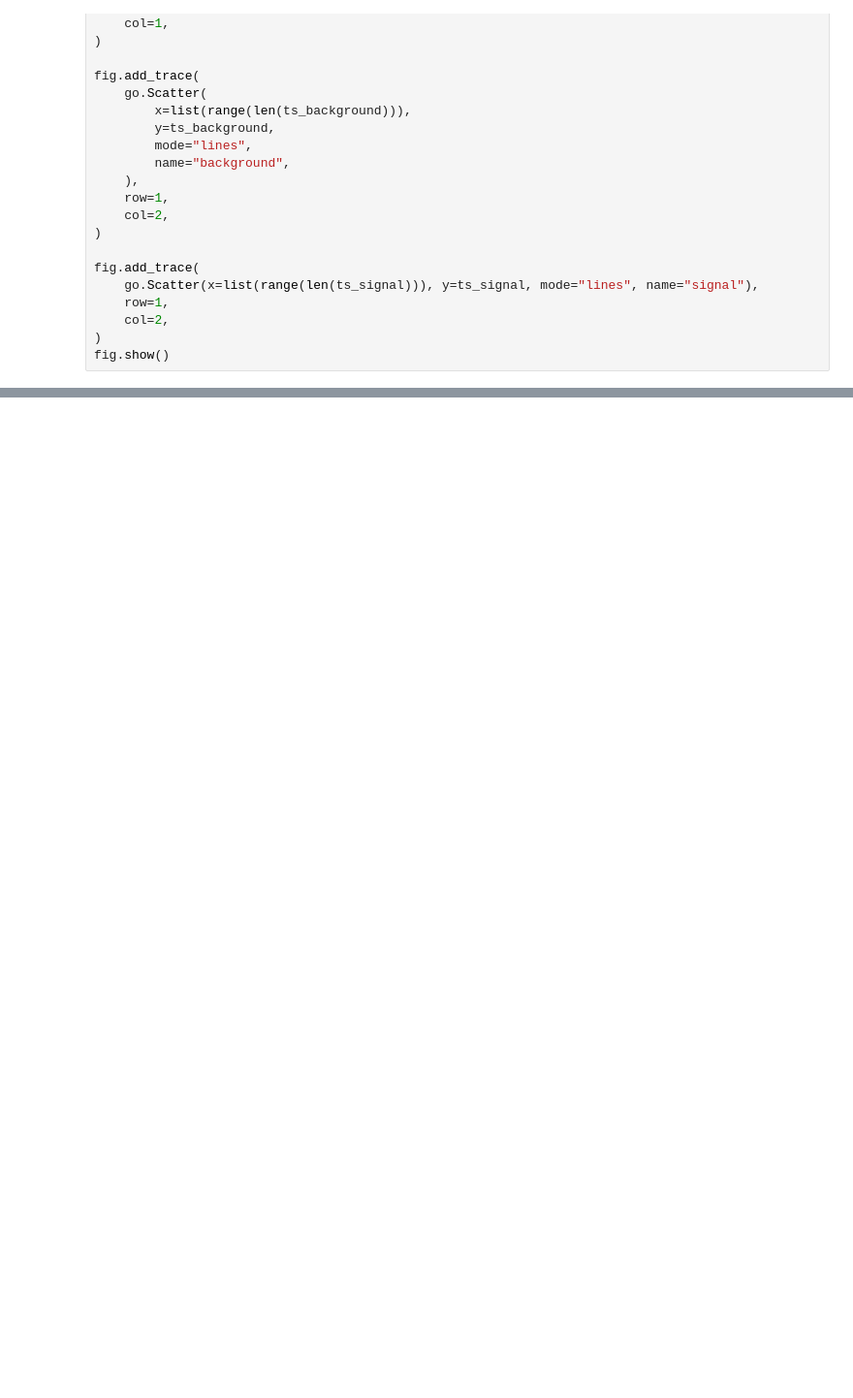
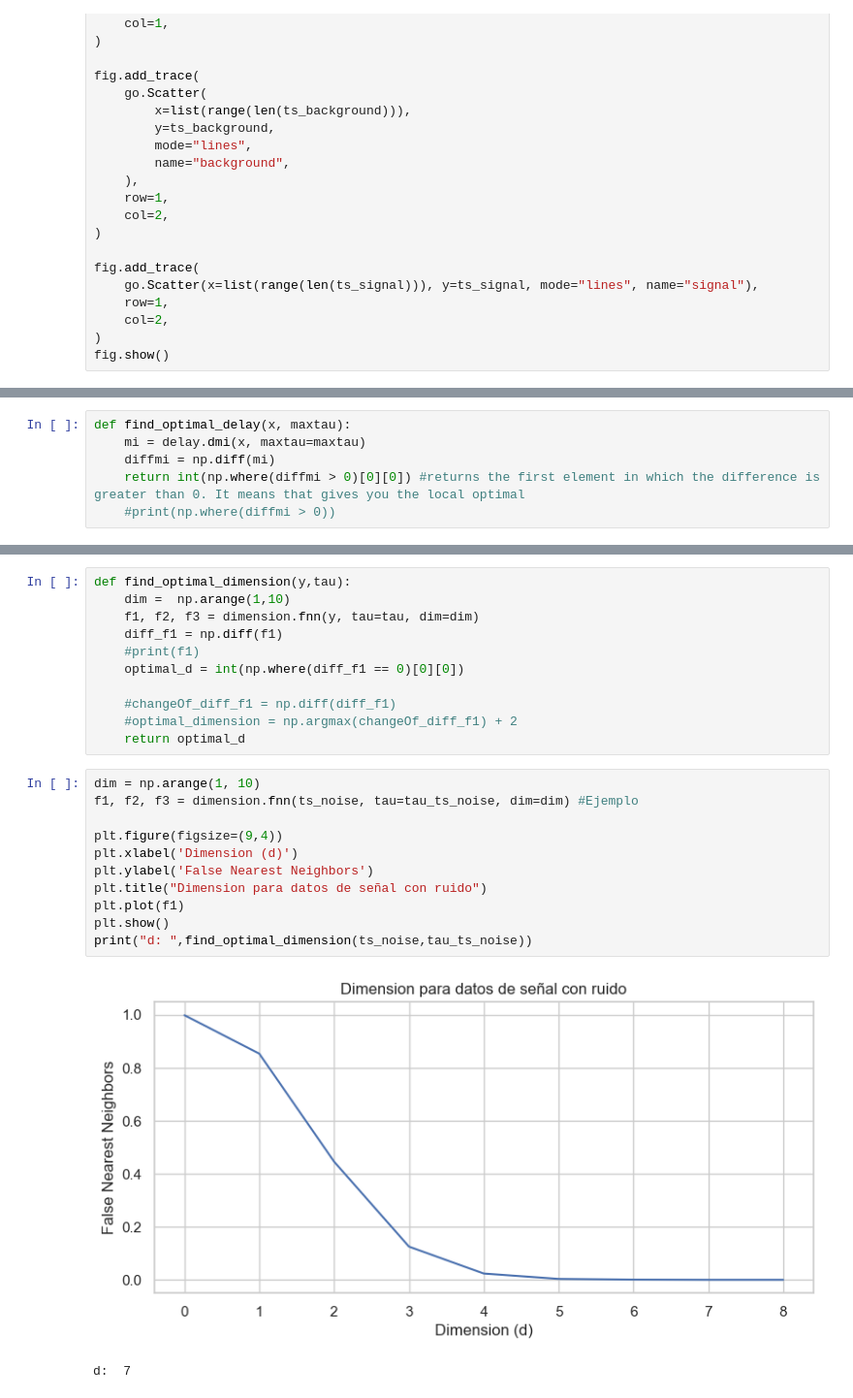
Before and after one commit to CastroMaster10/Detecting-Gravitional-Waves-Using-Topological-algorithms, a Jupyter notebook: main.ipynb, the cells around one changed output, grey strips where cells are left out. Shown at 97% size. Drawn from its saved outputs; the diff is of its cells as text; blank space fills up the shorter version.

```diff
--- a/main.ipynb
+++ b/main.ipynb
@@ -84,0 +120,6 @@ fig.show()
+# %%
+def find_optimal_delay(x, maxtau):
+    mi = delay.dmi(x, maxtau=maxtau)
+    diffmi = np.diff(mi)
+    return int(np.where(diffmi > 0)[0][0]) #returns the first element in which the difference is greater than 0. It means that gives you the local optimal
+    #print(np.where(diffmi > 0))
@@ -84,0 +140,25 @@ fig.show()
+# %%
+def find_optimal_dimension(y,tau):
+    dim =  np.arange(1,10)
+    f1, f2, f3 = dimension.fnn(y, tau=tau, dim=dim)
+    diff_f1 = np.diff(f1)
+    #print(f1)
+    optimal_d = int(np.where(diff_f1 == 0)[0][0])
+
+    #changeOf_diff_f1 = np.diff(diff_f1)
+    #optimal_dimension = np.argmax(changeOf_diff_f1) + 2
+    return optimal_d
+# %%
+dim = np.arange(1, 10)
+f1, f2, f3 = dimension.fnn(ts_noise, tau=tau_ts_noise, dim=dim) #Ejemplo
+
+plt.figure(figsize=(9,4))
+plt.xlabel('Dimension (d)')
+plt.ylabel('False Nearest Neighbors')
+plt.title("Dimension para datos de señal con ruido")
+plt.plot(f1)
+plt.show()
+print("d: ",find_optimal_dimension(ts_noise,tau_ts_noise))
+# %% [output]
+[figure, added]
+d:  7
```
Also changed, not shown: parts of 14 cells of this notebook, 1 other file.
